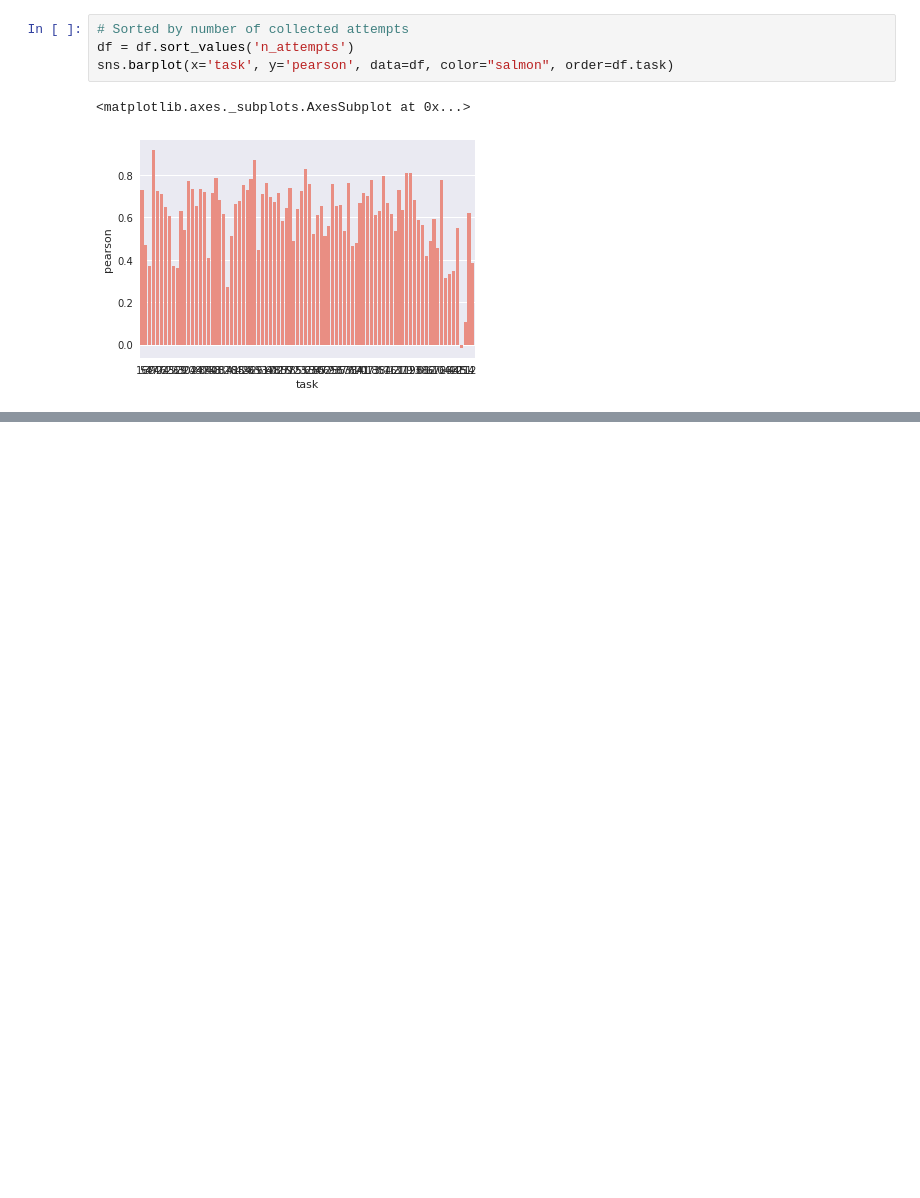
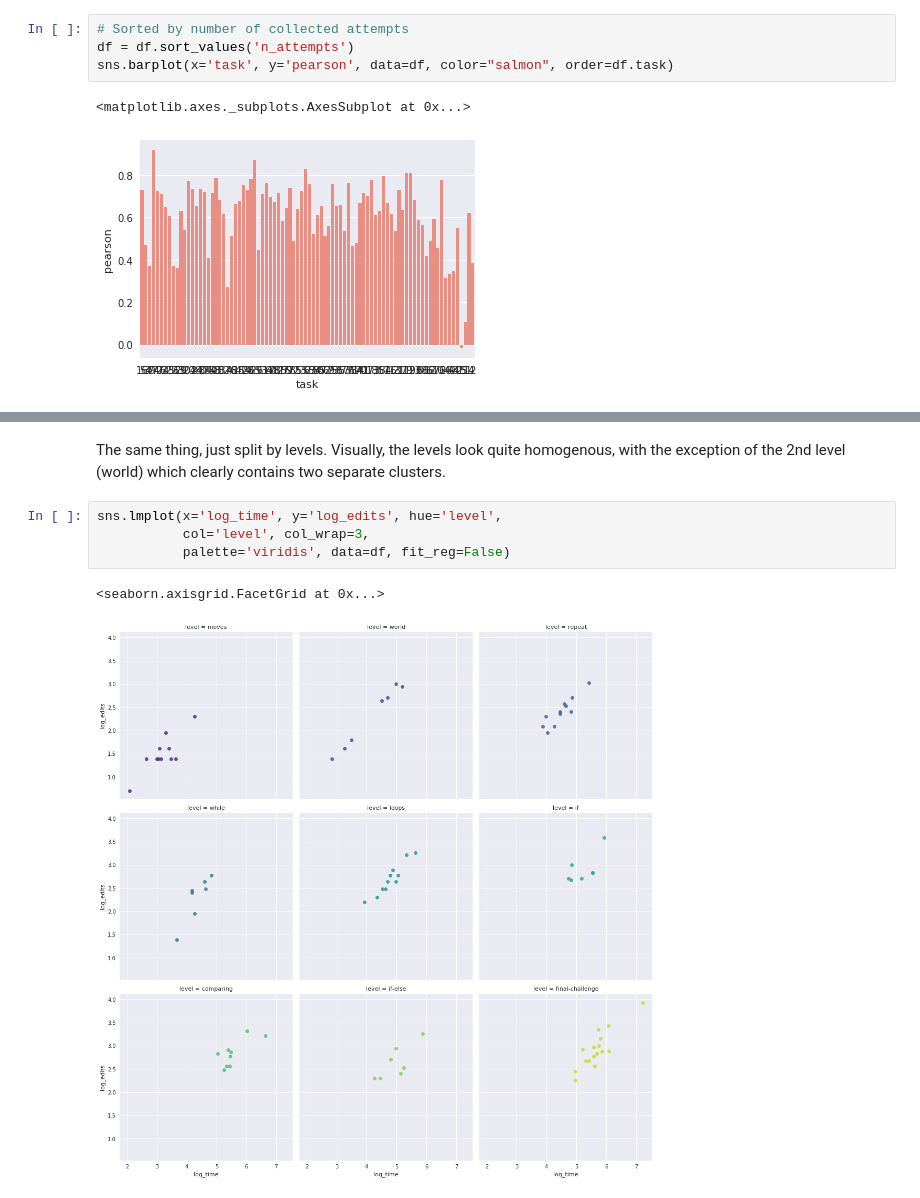
Before and after one commit to effa/flocs-thesis, a Jupyter notebook: analysis/performance-times-vs-clicks.ipynb, the cells around one changed output, grey strips where cells are left out. Drawn from its saved outputs; the diff is of its cells as text; blank space fills up the shorter version.

```diff
--- a/analysis/performance-times-vs-clicks.ipynb
+++ b/analysis/performance-times-vs-clicks.ipynb
@@ -148,0 +186,9 @@ sns.barplot(x='task', y='pearson', data=df, color="salmon", order=df.task)
+# %% [markdown]
+The same thing, just split by levels. Visually, the levels look quite homogenous, with the exception of the 2nd level (world) which clearly contains two separate clusters.
+# %%
+sns.lmplot(x='log_time', y='log_edits', hue='level',
+           col='level', col_wrap=3,
+           palette='viridis', data=df, fit_reg=False)
+# %% [output]
+<seaborn.axisgrid.FacetGrid at 0x...>
+[figure, added]
```
Also changed, not shown: parts of 9 cells of this notebook, 4 other files.
